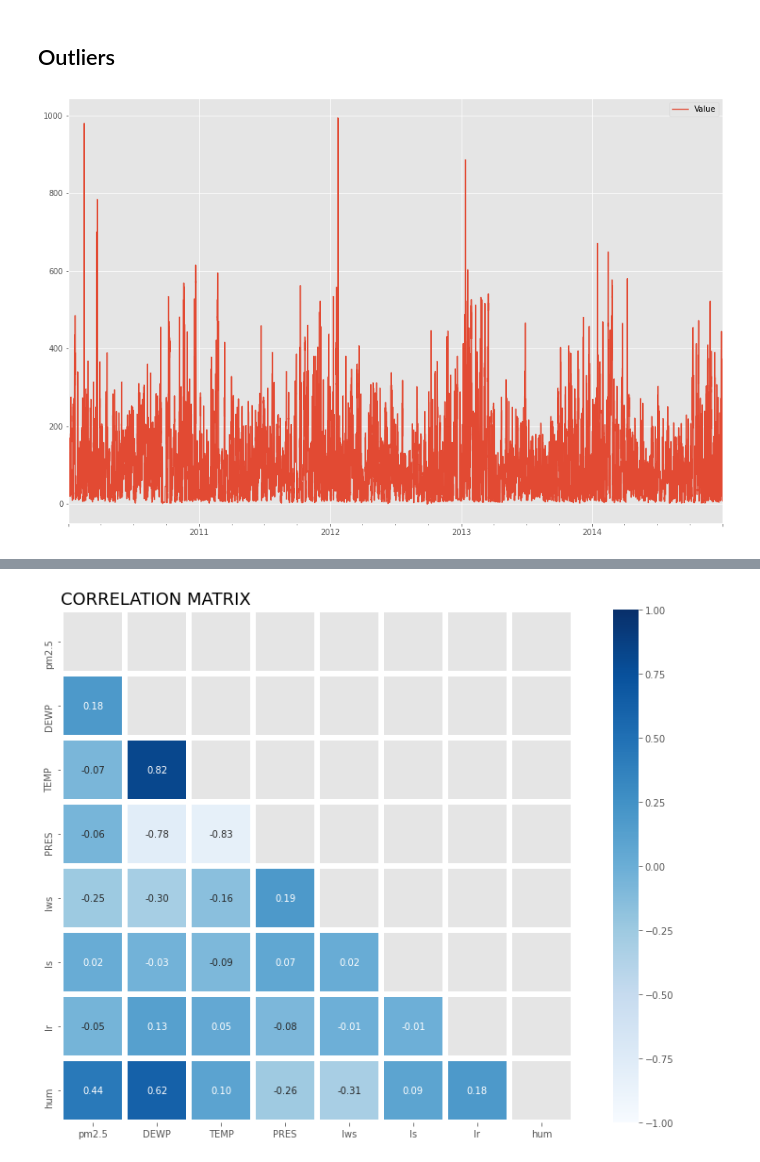
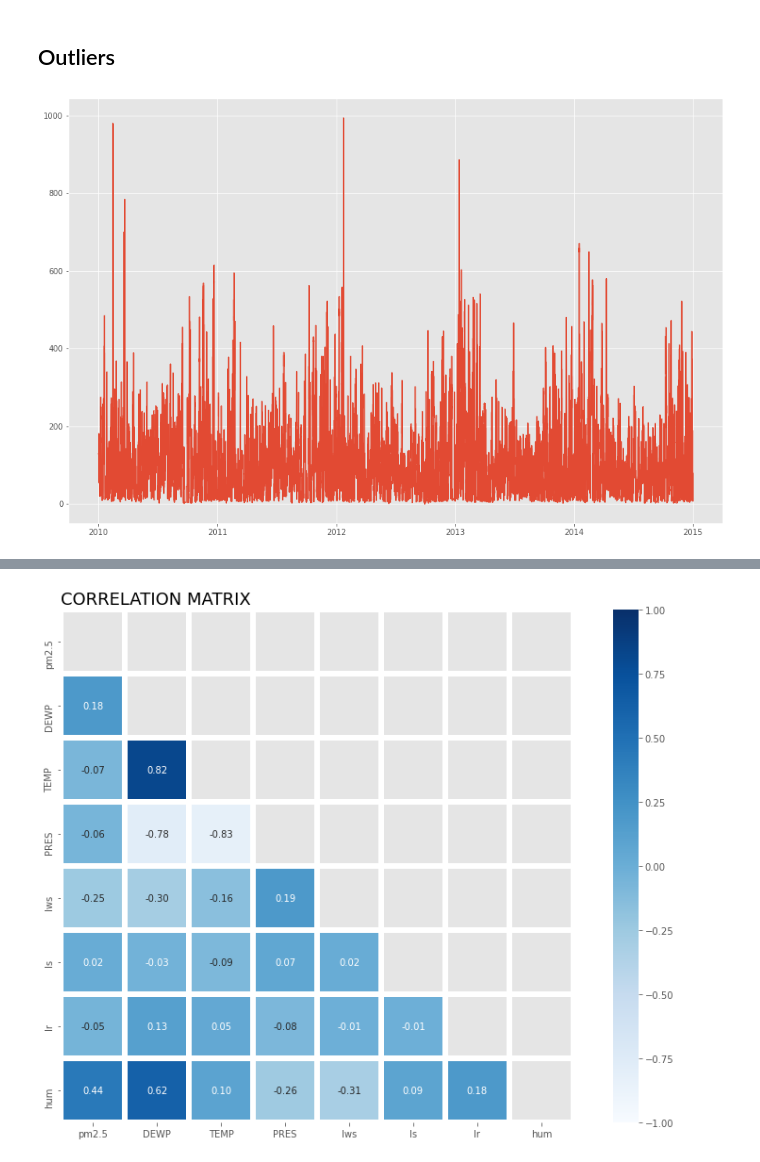
Before and after one commit to tuanio/pollution_prediction, a Jupyter notebook: code.ipynb, the cells around one changed output, grey strips where cells are left out. Cells and saved outputs as stored; diff of their text form; code cells hidden in the pictures.

```diff
--- a/code.ipynb
+++ b/code.ipynb
@@ -50 +61,3 @@ df['hum'] = [cal(temp, dewp) for temp, dewp in zip(df['TEMP'], df['DEWP'])]
+# %%
+df = add_lags(df.copy())
 # %% [markdown]
@@ -54,6 +67,6 @@ df['pm2.5'].isna().sum()
 # %% [output]
 2067
 # %%
-df['pm2.5'].fillna(method='ffill', inplace=True)
+df.fillna(method='ffill', inplace=True)
 # %%
-df.dropna(inplace=True)
+df.fillna(method='backfill', inplace=True)
@@ -68,8 +91,10 @@ outlier_df = pd.DataFrame.from_dict(dic, orient='index', columns=['Value'])
+# %%
+df['datetime'] = pd.to_datetime(df[['year', 'month', 'day', 'hour']])
 # %%
-outlier_df.plot()
+plt.plot(df['datetime'], df['pm2.5'])
 plt.show()
 # %% [output]
-[figure, old version]
+[figure, new version]
 # %%
 df = df[df['pm2.5'] <= 600]
 # %%
```
Also changed, not shown: parts of 39 cells of this notebook, 3 other files.
